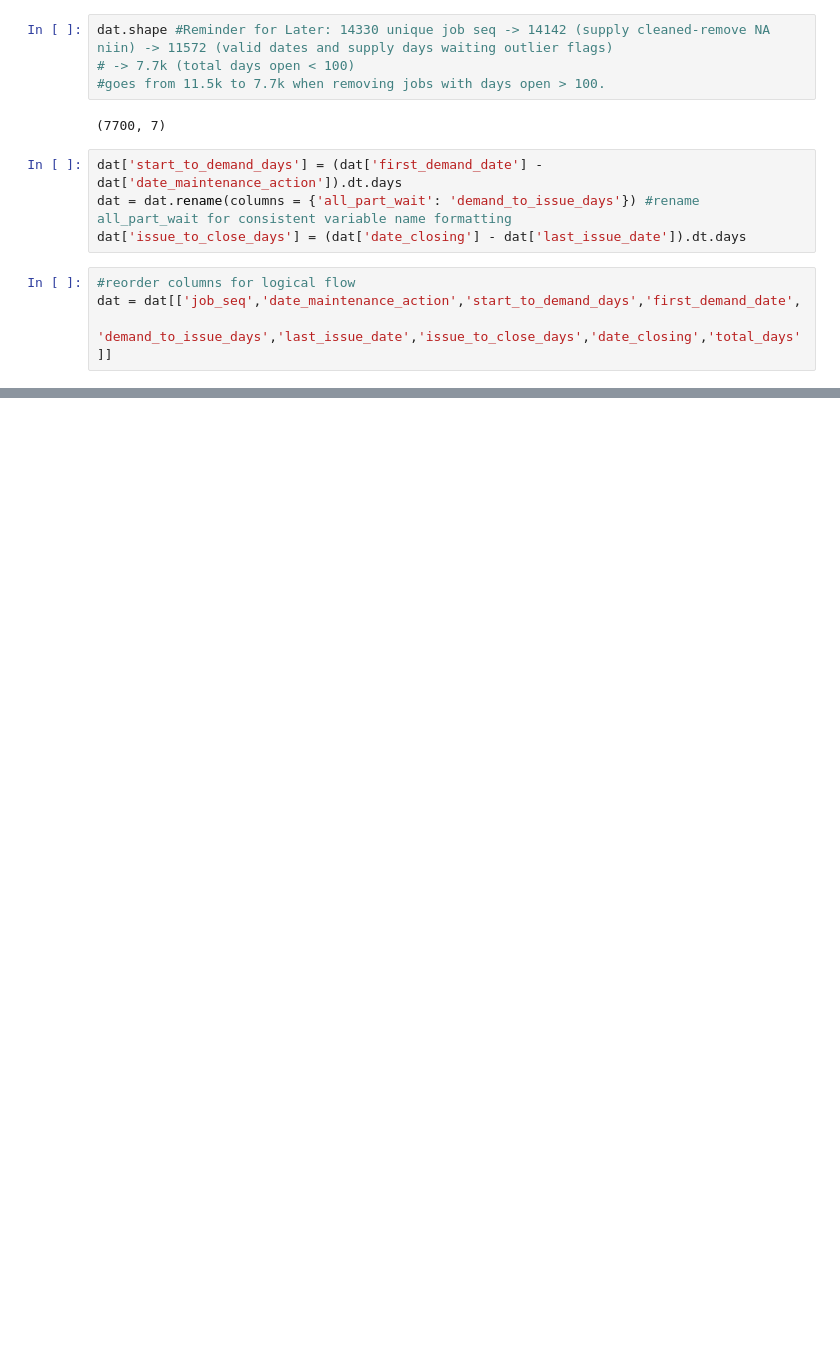
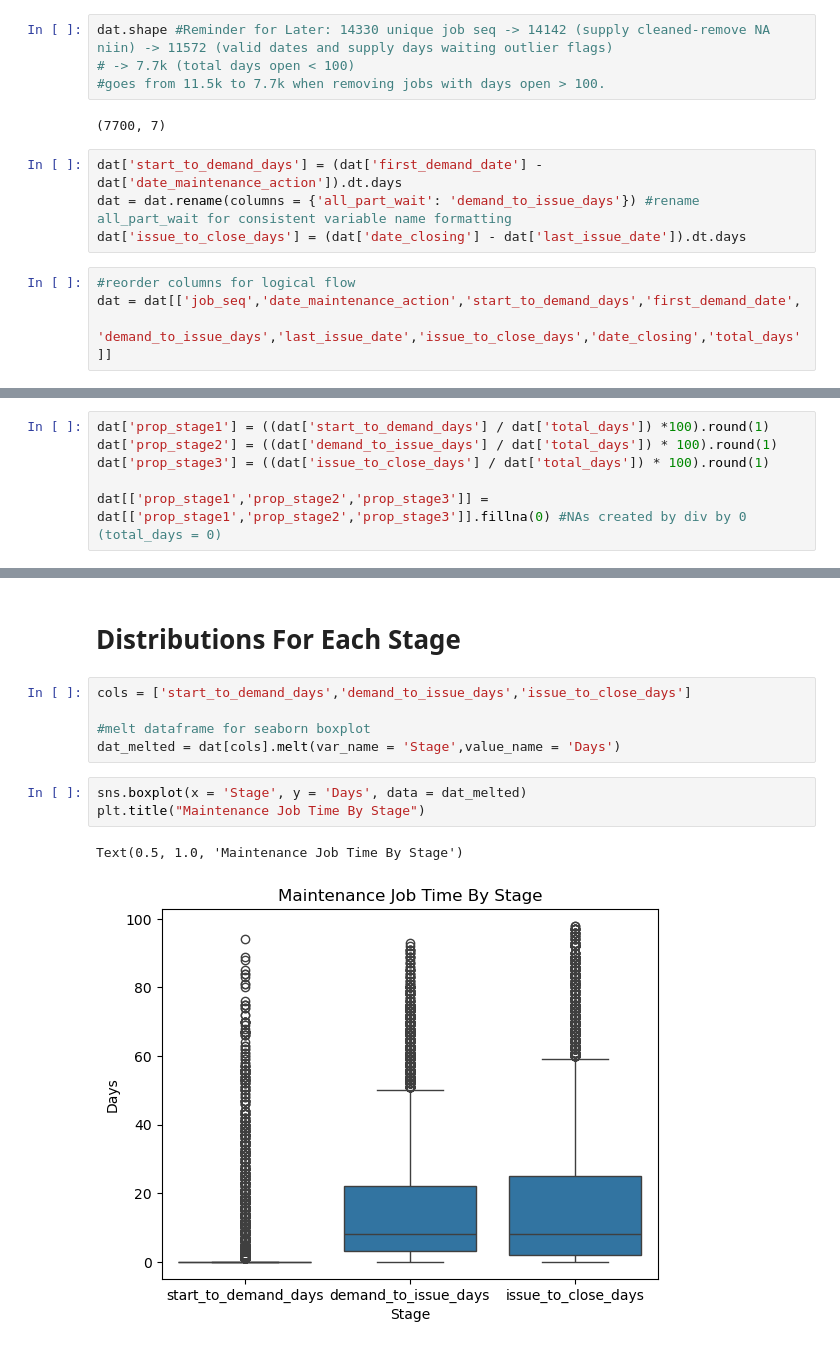
Before and after one commit to jcarswell073/Fleet-Sustainment-HVAC-Project, a Jupyter notebook: Notebooks/jeff_EDA.ipynb, the cells around one changed output, grey strips where cells are left out. Saved outputs shown, nothing was run; the diff lists cells and outputs as text; blank space fills up the shorter version.

Commit message:
EDA Update
Looking at time spent during each stage of MAs from start to close

```diff
--- a/Notebooks/jeff_EDA.ipynb
+++ b/Notebooks/jeff_EDA.ipynb
@@ -379,0 +386,6 @@ dat = dat[['job_seq','date_maintenance_action','start_to_demand_days','first_dem
+# %%
+dat['prop_stage1'] = ((dat['start_to_demand_days'] / dat['total_days']) *100).round(1)
+dat['prop_stage2'] = ((dat['demand_to_issue_days'] / dat['total_days']) * 100).round(1)
+dat['prop_stage3'] = ((dat['issue_to_close_days'] / dat['total_days']) * 100).round(1)
+
+dat[['prop_stage1','prop_stage2','prop_stage3']] = dat[['prop_stage1','prop_stage2','prop_stage3']].fillna(0) #NAs created by div by 0 (total_days = 0)
@@ -379,0 +427,13 @@ dat = dat[['job_seq','date_maintenance_action','start_to_demand_days','first_dem
+# %% [markdown]
+# Distributions For Each Stage
+# %%
+cols = ['start_to_demand_days','demand_to_issue_days','issue_to_close_days']
+
+#melt dataframe for seaborn boxplot
+dat_melted = dat[cols].melt(var_name = 'Stage',value_name = 'Days')
+# %%
+sns.boxplot(x = 'Stage', y = 'Days', data = dat_melted)
+plt.title("Maintenance Job Time By Stage")
+# %% [output]
+Text(0.5, 1.0, 'Maintenance Job Time By Stage')
+[figure, added]
```
Also changed, not shown: parts of 9 cells of this notebook, 1 other file.
